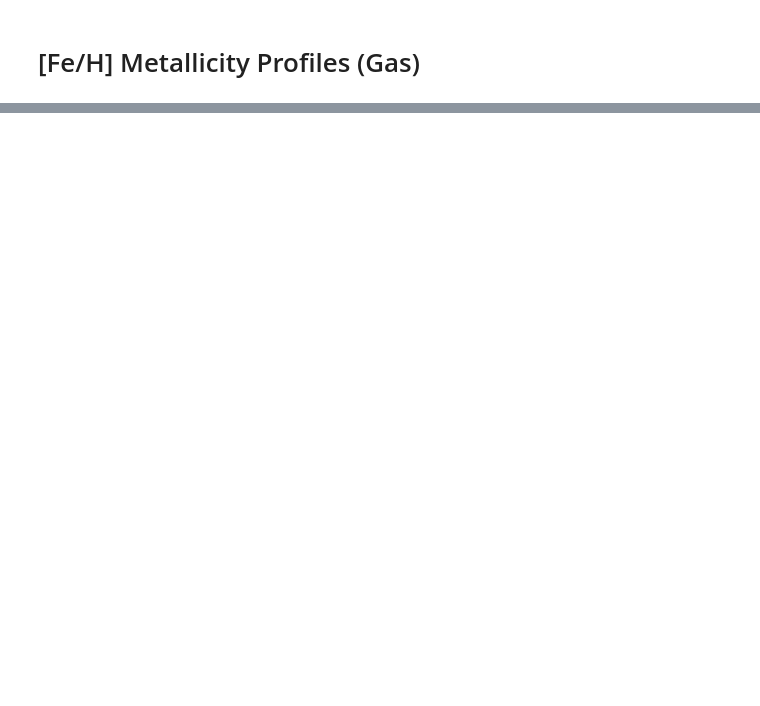
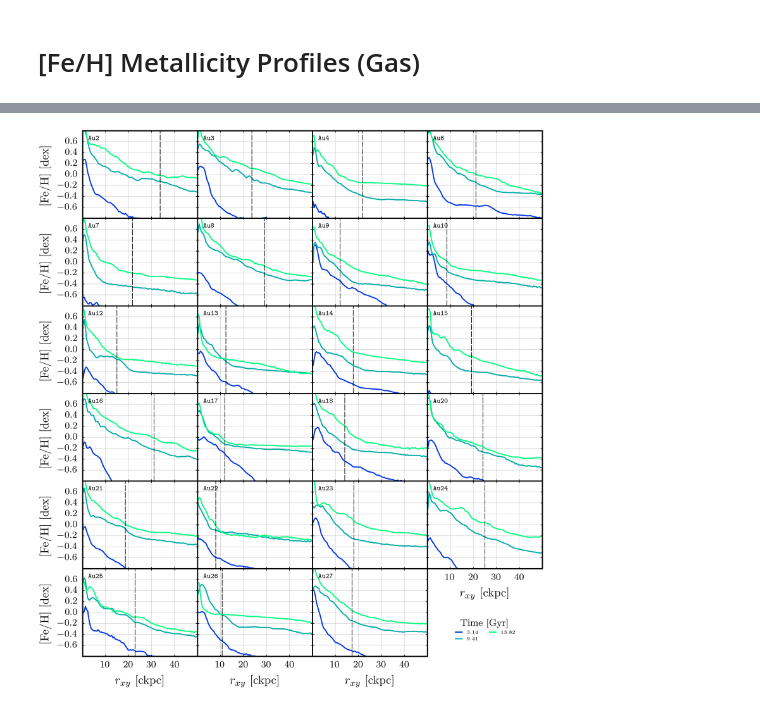
Before and after one commit to ffiza/auriga-metals, a Jupyter notebook: scripts/FeH Metallicity Gas Profiles.ipynb, the cells around one changed output, grey strips where cells are left out. Cells and saved outputs as stored; diff of their text form; code cells hidden in the pictures; blank space fills up the shorter version.

```diff
--- a/scripts/FeH Metallicity Gas Profiles.ipynb
+++ b/scripts/FeH Metallicity Gas Profiles.ipynb
@@ -42,47 +87,52 @@ def read_data(simulation: str, of: str, to: str) -> tuple:
 # %%
 fig = plt.figure(figsize=(7, 8))
 gs = fig.add_gridspec(nrows=6, ncols=4, hspace=0.0, wspace=0.0)
 axs = gs.subplots(sharex=True, sharey=True)
 
 for ax in axs.flatten():
     ax.tick_params(which='both', direction="in")
     if ax == axs[-1, -1]: ax.axis("off")
-    ax.set_xlim(RXY_RANGE)
-    ax.set_xticks([5, 10, 15, 20, 25])
+    ax.set_xlim(0, 50)
+    ax.set_xticks([10, 20, 30, 40])
     ax.set_ylim(-0.8, 0.8)
     ax.set_yticks([-0.6, -0.4, -0.2, 0, 0.2, 0.4, 0.6])
+    ax.grid(True, ls='-', lw=0.25, c='silver')
     ax.set_axisbelow(True)
     if ax.get_subplotspec().is_last_row() or ax == axs[-2, -1]:
         ax.set_xlabel(r"$r_{xy}$ [ckpc]")
         ax.tick_params(labelbottom=True)
     if ax.get_subplotspec().is_first_col():
-        ax.set_ylabel("[Fe/H]")
+        ax.set_ylabel("[Fe/H] [dex]")
 
-for i in range(len(settings.groups["Included"])):
+for i, simulation in enumerate(SIMULATIONS):
     ax = axs.flatten()[i]
-    galaxy = settings.groups["Included"][i]
+    galaxy = parse(simulation)[0]
     label = f"Au{galaxy}"
-    for j, snapnum in enumerate(SNAPSHOTS):
-        simulation = f"au{galaxy}_or_l4_s{snapnum}"
-        time, df = read_data(simulation=simulation, of="Fe", to='H')
 
+    for snapnum in SNAPNUMS:
+        df = read_data(simulation=simulation + f"_s{snapnum}",
+                       abundances=[("Fe", "H")])
         stat, bin_edges, _ = ss.binned_statistic(
-            x=df["CylindricalRadius_ckpc"],
-            values=df["[Fe/H]"],
-            statistic=np.nanmean,
-            bins=N_BINS,
-            range=RXY_RANGE,
-            )
+            x=df["CylindricalRadius_ckpc"], values=df["[Fe/H]"],
+            statistic=np.nanmean, bins=100, range=(0.0, 50.0))
         bin_centers = bin_edges[1:] - np.diff(bin_edges)[0] / 2
-        ax.plot(bin_centers, stat, label=np.round(time, 1), color=colors[j])
+        ax.plot(bin_centers, stat, color=plt.cm.winter(df.time / MAX_TIME),
+                label=np.round(df.time, 2))
+
+    # region Disc Radius Indication
+    gal_data = pd.read_csv("../data/iza_2022.csv")
+    disc_radius = gal_data["DiscRadius_kpc"][gal_data["Galaxy"] == galaxy]
+    disc_radius = disc_radius.values[0]
+    ax.plot([disc_radius] * 2, ax.get_ylim(), ls=(0, (5, 1)), c='k', lw=0.5)
+    # endregion
 
     if ax == axs[-1, -2]:
         ax.legend(loc="center", bbox_to_anchor=(1.5, 0.3),
                   title="Time [Gyr]", ncol=2, fontsize=4.0, framealpha=0)
 
     ax.text(x=0.05, y=0.95, s=r"$\texttt{" + label + "}$",
             size=6.0, transform=ax.transAxes, ha='left', va='top')
 
-    fig.savefig("../images/FeH_metallicity_profiles/included_gas.pdf")
-
-plt.close(fig)
+plt.show()
+# %% [output]
+[figure, added]
```
Also changed, not shown: parts of 5 cells of this notebook, 2 other files.
